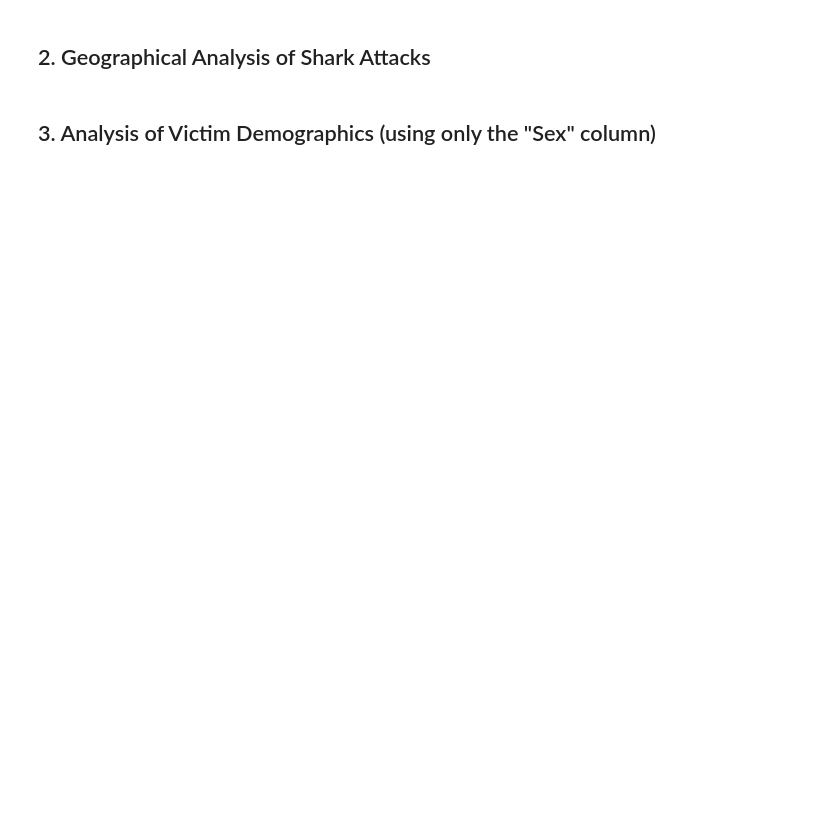
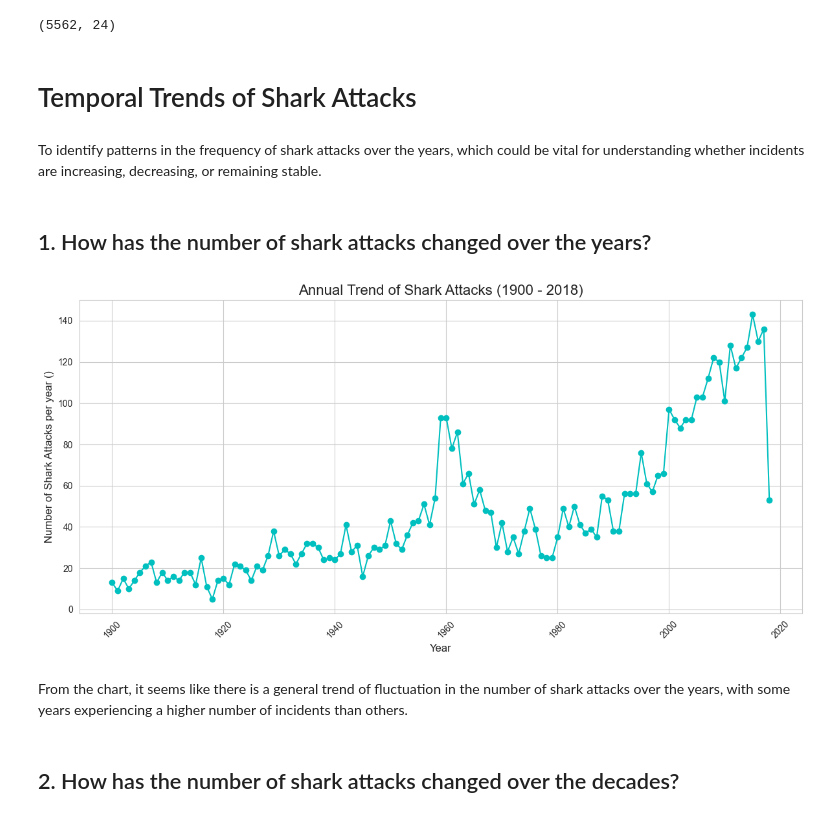
Before and after one commit to MairaMG/project--I, a Jupyter notebook: src/Analysis.ipynb, the cells around one changed output. Drawn from its saved outputs; the diff is of its cells as text; code cells hidden in the pictures; blank space fills up the shorter version.

```diff
--- a/src/Analysis.ipynb
+++ b/src/Analysis.ipynb
@@ -77,4 +27,25 @@ dtype: int64
+# %%
+data.shape
+# %% [output]
+(5562, 24)
 # %% [markdown]
-## 2. Geographical Analysis of Shark Attacks
+# Temporal Trends of Shark Attacks
-# %% [markdown]
-## 3. Analysis of Victim Demographics (using only the "Sex" column)
+# %% [markdown]
+To identify patterns in the frequency of shark attacks over the years, which could be vital for understanding whether incidents are increasing, decreasing, or remaining stable.
+# %% [markdown]
+## 1. How has the number of shark attacks changed over the years?
+# %%
+plt.figure(figsize=(12, 6))
+annual_trend.plot(kind='line', marker='o', linestyle='-', color='c')
+plt.title('Annual Trend of Shark Attacks (1900 - 2018)', fontsize=16)
+plt.xlabel('Year', fontsize=12)
+plt.ylabel('Number of Shark Attacks per year ()', fontsize=12)
+plt.xticks(rotation=45)
+plt.tight_layout()
+plt.savefig("/Users/mairagutierrez/Documents/Ironhack/PROJECTS/project--I/images/1.Shark_Attacks_per_year.png")
+# %% [output]
+[figure, added]
+# %% [markdown]
+From the chart, it seems like there is a general trend of fluctuation in the number of shark attacks over the years, with some years experiencing a higher number of incidents than others.
+# %% [markdown]
+## 2. How has the number of shark attacks changed over the decades?
```
Also changed, not shown: parts of 35 cells of this notebook, 15 other files.
